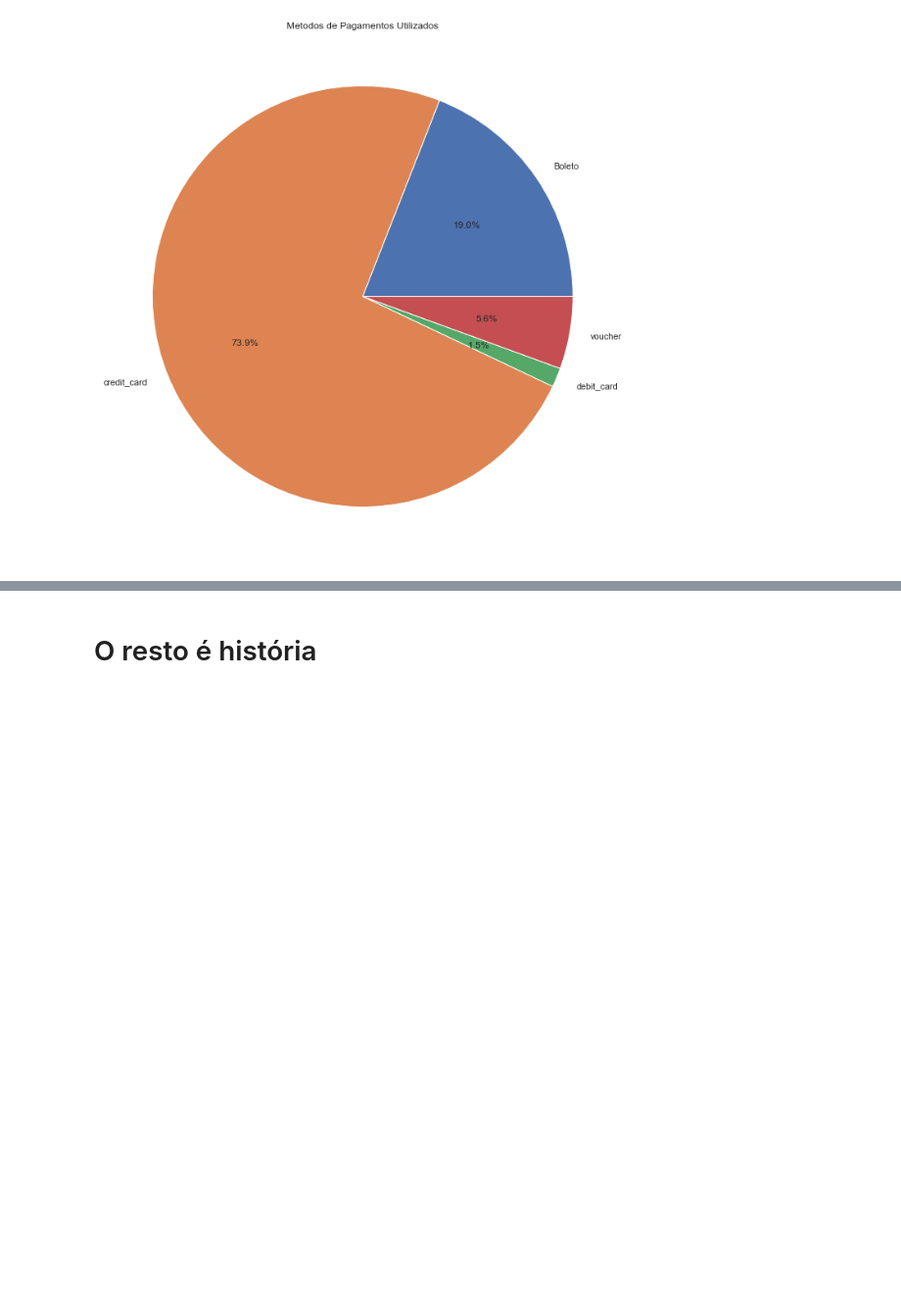
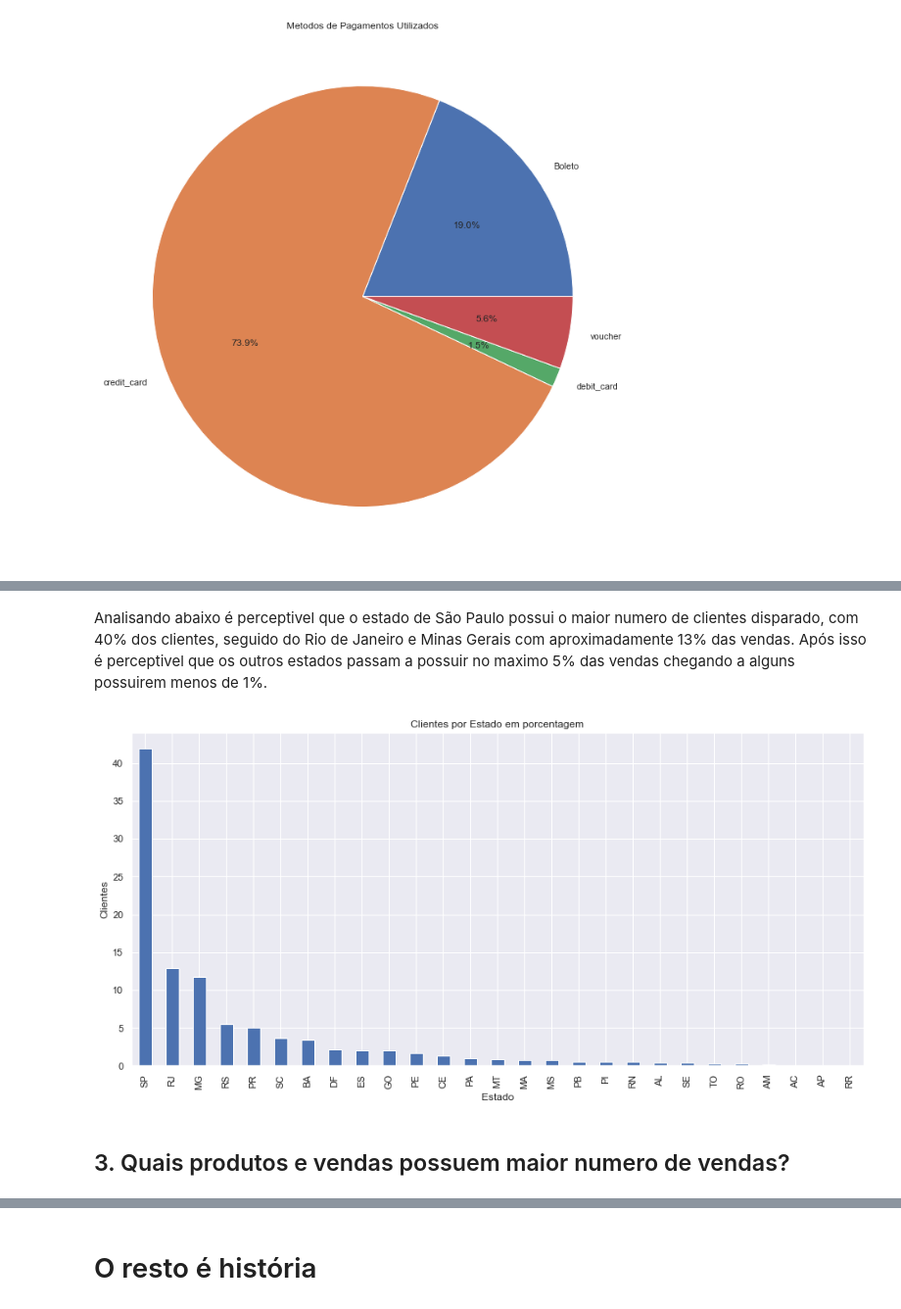
Before and after one commit to Herikc2/Brazilian-E-Commerce-Olist, a Jupyter notebook: docs/main.ipynb, the cells around one changed output, grey strips where cells are left out. Shown at 98% size. Drawn from its saved outputs; the diff is of its cells as text; code cells hidden in the pictures; blank space fills up the shorter version.

```diff
--- a/docs/main.ipynb
+++ b/docs/main.ipynb
@@ -428,0 +502,22 @@ plt.show()
+# %%
+customerStatePercent = customerState.copy()
+customerStatePercent = customerStatePercent.to_frame()
+# %%
+# Calculando porcentagem de cada estado em relação ao total de vendas
+customerStatePercent['percent'] =\
+        (customerStatePercent['customer_unique_id'] / customerStatePercent['customer_unique_id'].sum()) * 100
+# %% [markdown]
+Analisando abaixo é perceptivel que o estado de São Paulo possui o maior numero de clientes disparado, com 40% dos clientes, seguido do Rio de Janeiro e Minas Gerais com aproximadamente 13% das vendas. Após isso é perceptivel que os outros estados passam a possuir no maximo 5% das vendas chegando a alguns possuirem menos de 1%.
+# %%
+plt.figure(figsize = (15, 7))
+customerStatePercent['percent'].sort_values(ascending = False).plot(kind = 'bar')
+
+plt.xlabel('Estado')
+plt.ylabel('Clientes')
+plt.title('Clientes por Estado em porcentagem')
+
+plt.show()
+# %% [output]
+[figure, added]
+# %% [markdown]
+## 3. Quais produtos e vendas possuem maior numero de vendas?
```
Also changed, not shown: parts of 64 cells of this notebook, 1 other file.
